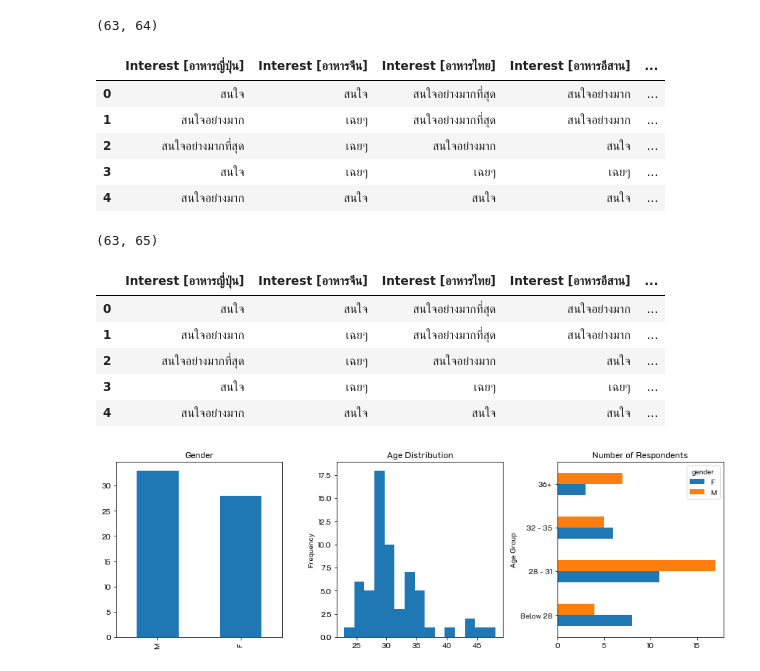
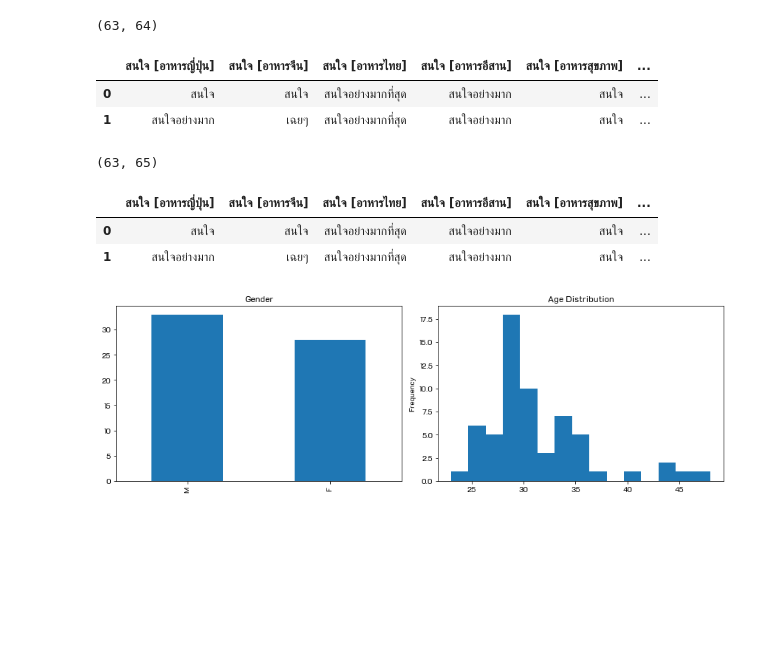
Before and after one commit to Udomsak-Putthasri/BADS7105-CRM-Analytics, a Jupyter notebook: Homework 01 - Analysis of Customer Behaviours/HW01_Costomer_Behaviors.ipynb, the cells around one changed output. Drawn from its saved outputs; the diff is of its cells as text; code cells hidden in the pictures; blank space fills up the shorter version.

```diff
--- a/Homework 01 - Analysis of Customer Behaviours/HW01_Costomer_Behaviors.ipynb
+++ b/Homework 01 - Analysis of Customer Behaviours/HW01_Costomer_Behaviors.ipynb
@@ -57,14 +55,11 @@ df['age_group'] = pd.cut(df['age'], bins=[0,28,32,36,99], right=False, labels=['
 
 df.drop(['year','month','day'], axis=1, inplace=True)
 # %%
-df.head()
+df.head(2)
 # %% [output]
-|  | Interest [อาหารญี่ปุ่น] | Interest [อาหารจึน] | Interest [อาหารไทย] | Interest [อาหารอีสาน] | ... |
-| 0 | สนใจ | สนใจ | สนใจอย่างมากที่สุด | สนใจอย่างมาก | ... |
-| 1 | สนใจอย่างมาก | เฉยๆ | สนใจอย่างมากที่สุด | สนใจอย่างมาก | ... |
-| 2 | สนใจอย่างมากที่สุด | เฉยๆ | สนใจอย่างมาก | สนใจ | ... |
-| 3 | สนใจ | เฉยๆ | เฉยๆ | เฉยๆ | ... |
-| 4 | สนใจอย่างมาก | สนใจ | สนใจ | สนใจ | ... |
+|  | สนใจ [อาหารญี่ปุ่น] | สนใจ [อาหารจึน] | สนใจ [อาหารไทย] | สนใจ [อาหารอีสาน] | สนใจ [อาหารสุขภาพ] | ... |
+| 0 | สนใจ | สนใจ | สนใจอย่างมากที่สุด | สนใจอย่างมาก | สนใจ | ... |
+| 1 | สนใจอย่างมาก | เฉยๆ | สนใจอย่างมากที่สุด | สนใจอย่างมาก | สนใจ | ... |
 # %%
 df.to_pickle('01_data_prep.pkl')
 # %%
@@ -77,25 +72,22 @@ df.shape
 (63, 65)
 # %%
 df[df.isna().any(axis=1)]
-df.head()
+df.head(2)
 # %% [output]
-|  | Interest [อาหารญี่ปุ่น] | Interest [อาหารจึน] | Interest [อาหารไทย] | Interest [อาหารอีสาน] | ... |
-| 0 | สนใจ | สนใจ | สนใจอย่างมากที่สุด | สนใจอย่างมาก | ... |
-| 1 | สนใจอย่างมาก | เฉยๆ | สนใจอย่างมากที่สุด | สนใจอย่างมาก | ... |
-| 2 | สนใจอย่างมากที่สุด | เฉยๆ | สนใจอย่างมาก | สนใจ | ... |
-| 3 | สนใจ | เฉยๆ | เฉยๆ | เฉยๆ | ... |
-| 4 | สนใจอย่างมาก | สนใจ | สนใจ | สนใจ | ... |
+|  | สนใจ [อาหารญี่ปุ่น] | สนใจ [อาหารจึน] | สนใจ [อาหารไทย] | สนใจ [อาหารอีสาน] | สนใจ [อาหารสุขภาพ] | ... |
+| 0 | สนใจ | สนใจ | สนใจอย่างมากที่สุด | สนใจอย่างมาก | สนใจ | ... |
+| 1 | สนใจอย่างมาก | เฉยๆ | สนใจอย่างมากที่สุด | สนใจอย่างมาก | สนใจ | ... |
 # %%
 df.dropna(inplace=True)
 df['age'] = df['age'].astype(int)
 # %%
-f, axes = plt.subplots(1,3, figsize=(12,4), tight_layout=True)
+f, axes = plt.subplots(1,2, figsize=(12,4), tight_layout=True)
 
 df['gender'].value_counts(dropna=False).plot(kind='bar', title='Gender', ax=axes[0])
 df['age'].plot.hist(bins=15, title='Age Distribution', ax=axes[1])
-df.groupby(['age_group','gender']).size().unstack().fillna(0).plot(kind='barh', xlabel='Age Group', ylabel='Number of Respondents',
-                                                                   title='Number of Respondents', ax=axes[2]);
+# df.groupby(['age_group','gender']).size().unstack().fillna(0).plot(kind='barh', xlabel='Age Group', ylabel='Number of Respondents',
+#                                                                    title='Number of Respondents', ax=axes[2]);
 plt.savefig('demographic.png',dpi=100)
 plt.show()
 # %% [output]
-[figure, old version]
+[figure, new version]
```
Also changed, not shown: parts of 20 cells of this notebook.
